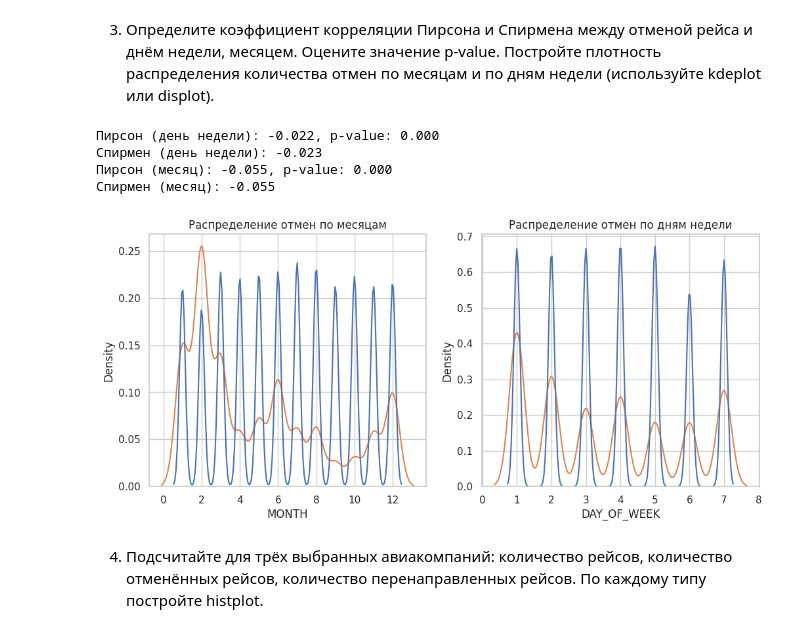
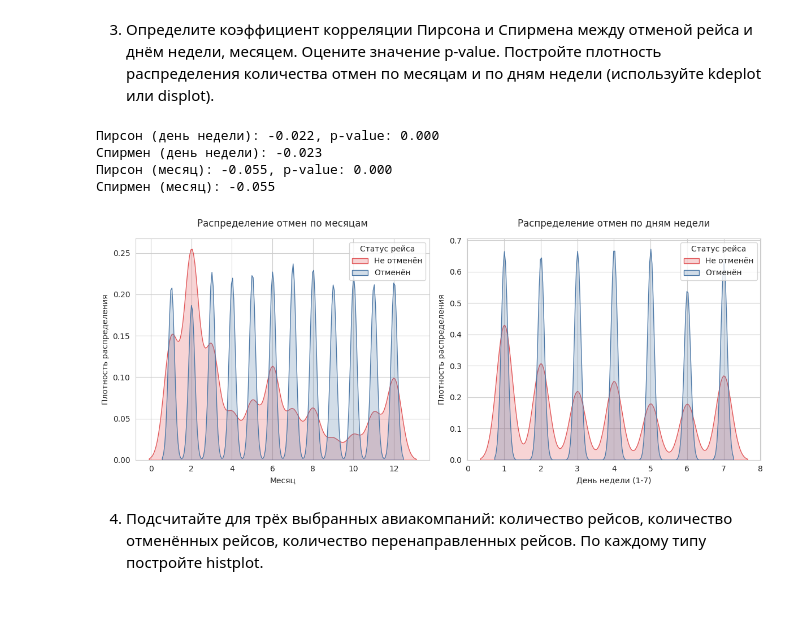
Before and after one commit to ml-labs-nstu-lenow/ml_labs_2025, a Jupyter notebook: lab1/lab_flight_analysis.ipynb, the cells around one changed output. Saved outputs shown, nothing was run; the diff lists cells and outputs as text; code cells hidden in the pictures; blank space fills up the shorter version.

```diff
--- a/lab1/lab_flight_analysis.ipynb
+++ b/lab1/lab_flight_analysis.ipynb
@@ -140,7 +161,7 @@ memory usage: 1.3+ GB
 # %% [markdown]
 После:
 # %%
-df = df.dropna(thresh = 25)
-df.info()
+df_new = df.dropna().drop("AIR_SYSTEM_DELAY", axis=1)
+df_new.info()
 # %% [output]
 <class 'pandas.core.frame.DataFrame'>
@@ -183,7 +231,7 @@ import matplotlib.pyplot as plt
 from matplotlib.ticker import MultipleLocator
 
 color = ['#4e79a7', '#e15759']
-
+plt.style.use('default')
 sns.histplot(data=df, x='CANCELLED', hue='CANCELLED', discrete=True,
              legend=False, palette=color)
 plt.xticks([0, 1], ['Не отменён', 'Отменён'])
@@ -191,6 +239,7 @@ plt.gca().yaxis.set_major_locator(MultipleLocator(300_000))
 plt.title("Количество отменённых и не отменённых рейсов")
 plt.xlabel("Статус рейса")
 plt.ylabel("Количество рейсов")
+
 plt.show()
 # %% [output]
 [figure]
@@ -211,33 +260,52 @@ print("Аэропорт с наибольшим числом отмен:", cance
 # %% [markdown]
 3. Определите коэффициент корреляции Пирсона и Спирмена между отменой рейса и днём недели, месяцем. Оцените значение p-value. Постройте плотность распределения количества отмен по месяцам и по дням недели (используйте kdeplot или displot).
 # %%
-from scipy.stats import pearsonr, spearmanr
-
 pearson_day, p_day = pearsonr(df['DAY_OF_WEEK'], df['CANCELLED'])
 spearman_day, _ = spearmanr(df['DAY_OF_WEEK'], df['CANCELLED'])
 pearson_month, p_month = pearsonr(df['MONTH'], df['CANCELLED'])
 spearman_month, _ = spearmanr(df['MONTH'], df['CANCELLED'])
 
 print(f"Пирсон (день недели): {pearson_day:.3f}, p-value: {p_day:.3f}")
 print(f"Спирмен (день недели): {spearman_day:.3f}")
 print(f"Пирсон (месяц): {pearson_month:.3f}, p-value: {p_month:.3f}")
 print(f"Спирмен (месяц): {spearman_month:.3f}")
 
+
+sns.set_style("whitegrid")
 plt.figure(figsize=(12, 5))
+
+
 plt.subplot(1, 2, 1)
-sns.kdeplot(data=df, x='MONTH', hue='CANCELLED', common_norm=False, legend = False)
-plt.title('Распределение отмен по месяцам')
+month_plot = sns.kdeplot(data=df, x='MONTH', hue='CANCELLED',
+                        palette={0:'#4e79a7', 1:'#e15759'},
+                        common_norm=False, fill=True)
+plt.title('Распределение отмен по месяцам', pad=15)
+plt.xlabel('Месяц')
+plt.ylabel('Плотность распределения')
+plt.legend(title='Статус рейса',
+           labels=['Не отменён', 'Отменён'],
+           loc='upper right')
+
 
 plt.subplot(1, 2, 2)
-sns.kdeplot(data=df, x='DAY_OF_WEEK', hue='CANCELLED', common_norm=False, legend = False)
-plt.title('Распределение отмен по дням недели')
+day_plot = sns.kdeplot(data=df, x='DAY_OF_WEEK', hue='CANCELLED',
+                      palette={0:'#4e79a7', 1:'#e15759'},
+                      common_norm=False, fill=True)
+plt.title('Распределение отмен по дням недели', pad=15)
+plt.xlabel('День недели (1-7)')
+plt.ylabel('Плотность распределения')
+plt.legend(title='Статус рейса',
+           labels=['Не отменён', 'Отменён'],
+           loc='upper right')
+
+plt.tight_layout()
 plt.show()
 # %% [output]
 Пирсон (день недели): -0.022, p-value: 0.000
 Спирмен (день недели): -0.023
 Пирсон (месяц): -0.055, p-value: 0.000
 Спирмен (месяц): -0.055
-[figure, old version]
+[figure, new version]
 # %% [markdown]
 4. Подсчитайте для трёх выбранных авиакомпаний: количество рейсов, количество отменённых рейсов, количество перенаправленных рейсов. По каждому типу постройте histplot.
 # %%
```
Also changed, not shown: parts of 12 cells of this notebook, 1 other file.
